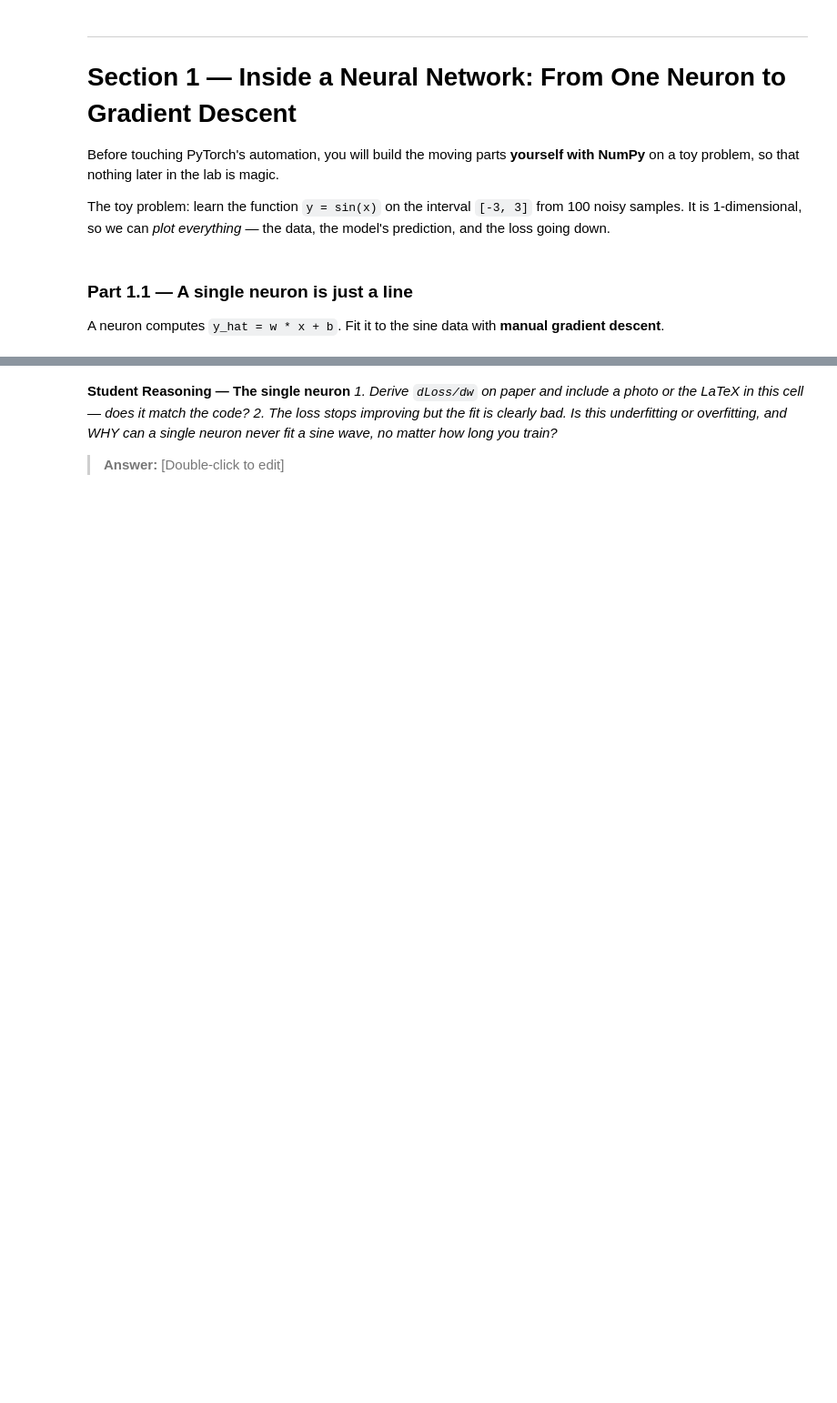
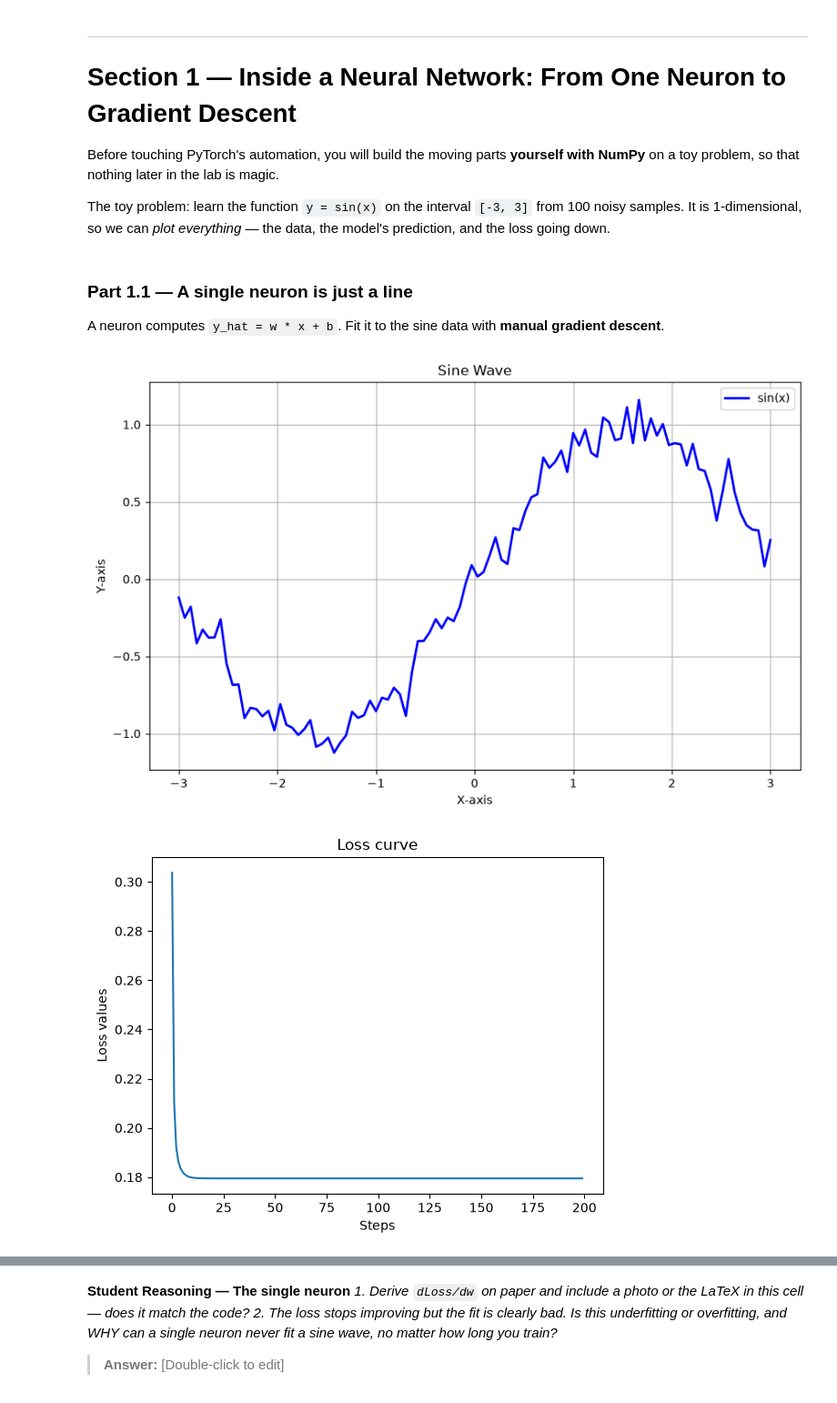
Before and after one commit to Akurang/lab-3, a Jupyter notebook: Lab_3.ipynb, the cells around one changed output, grey strips where cells are left out. Shown at 91% size. Drawn from its saved outputs; the diff is of its cells as text; code cells hidden in the pictures; blank space fills up the shorter version.

```diff
--- a/Lab_3.ipynb
+++ b/Lab_3.ipynb
@@ -70,18 +87,75 @@ A neuron computes `y_hat = w * x + b`. Fit it to the sine data with **manual gra
 # %%
 # TODO: Generate the toy data
 #   x = np.linspace(-3, 3, 100); y = np.sin(x) + small Gaussian noise (std=0.1)
 #   Plot it.
+fig, ax = plt.subplots(figsize=(10, 6))
+
+x = np.linspace(-3, 3, 100)
+std=0.1
+noise = np.random.normal(loc=0,scale=std,size=100)
+y = np.sin(x) + noise
+
+# ax.scatter(x, y, label='sin(x)', color='red', linewidth=2)
+ax.plot(x, y, label='sin(x)', color='blue', linewidth=2)
+ax.set_xlabel('X-axis')
+ax.set_ylabel('Y-axis')
+ax.set_title('Sine Wave')
+ax.legend()
+ax.grid(True)
+plt.show()
 
 # TODO: Initialise w and b to small random values.
+
+w = np.random.rand() * 0.2
+b = np.random.rand() * 0.2
 
 # TODO: Implement ONE gradient-descent step by hand, then loop it for ~200 steps:
 #   y_hat = w * x + b
 #   loss  = np.mean((y_hat - y) ** 2)               # MSE
 #   dw    = np.mean(2 * (y_hat - y) * x)            # dLoss/dw  (derive this on paper!)
 #   db    = np.mean(2 * (y_hat - y))                # dLoss/db
 #   w    -= lr * dw
 #   b    -= lr * db
 #   Record the loss at every step.
 
+lr = 0.1
+epochs =200
+
+loss_list =[]
+
+for i in range(epochs):
+    y_hat = w * x + b
+    loss  = np.mean((y_hat - y) ** 2)
+    dw    = np.mean(2 * (y_hat - y) * x)
+    db    = np.mean(2 * (y_hat - y))
+    w    -= lr * dw
+    b    -= lr * db
+    loss_list.append(loss)
+
+
+
 # TODO: Plot (a) the loss curve over the 200 steps, and
 #             (b) the data with the fitted line on top.
+
+#a
+
+plt.plot(loss_list)
+plt.title("Loss curve")
+plt.xlabel("Steps")
+plt.ylabel("Loss values")
+plt.show()
+
+#b
+fig, a = plt.subplots(figsize=(10, 6))
+
+a.plot(x, y, label='sin(x)', color='red', linewidth=2)
+a.plot(x, y_hat, color='blue', linewidth=2)
+a.set_xlabel('X-axis')
+a.set_ylabel('Y-axis')
+a.set_title('Sine Wave')
+a.legend()
+a.grid(True)
+plt.show()
+# %% [output]
+[figure, added]
+[figure, added]
```
Also changed, not shown: parts of 2 cells of this notebook.
